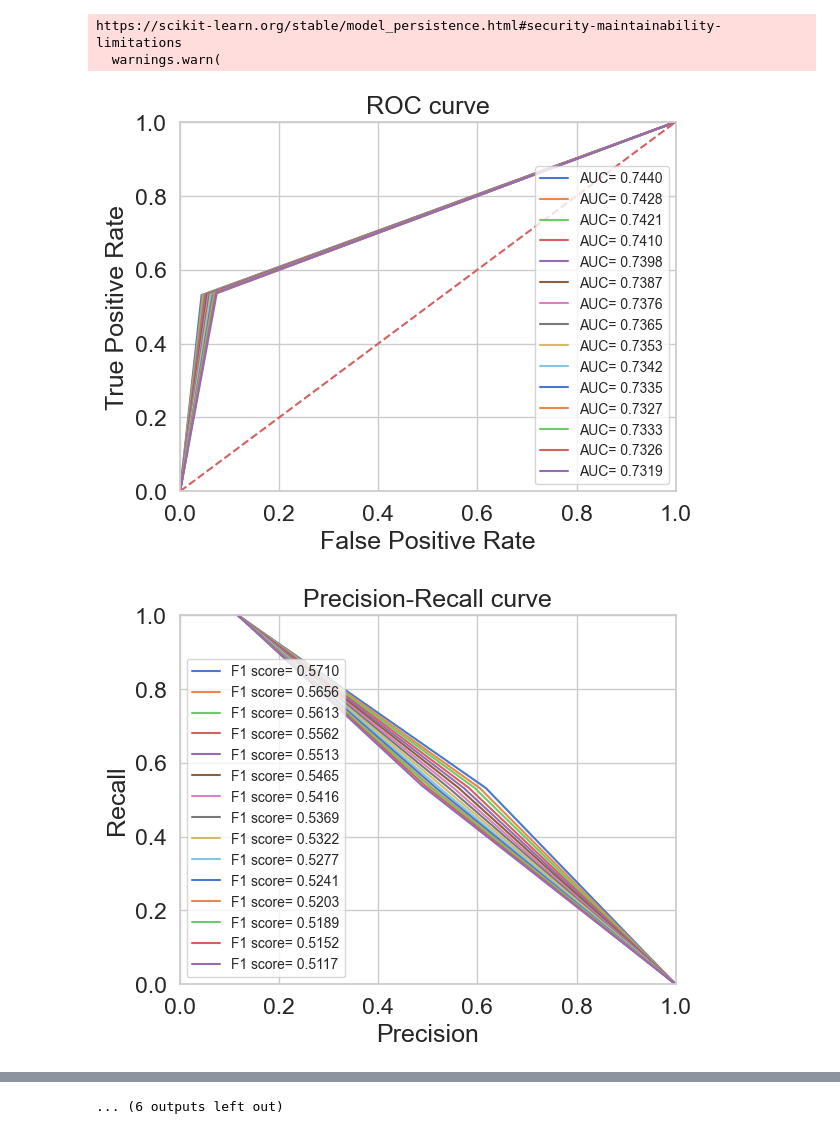
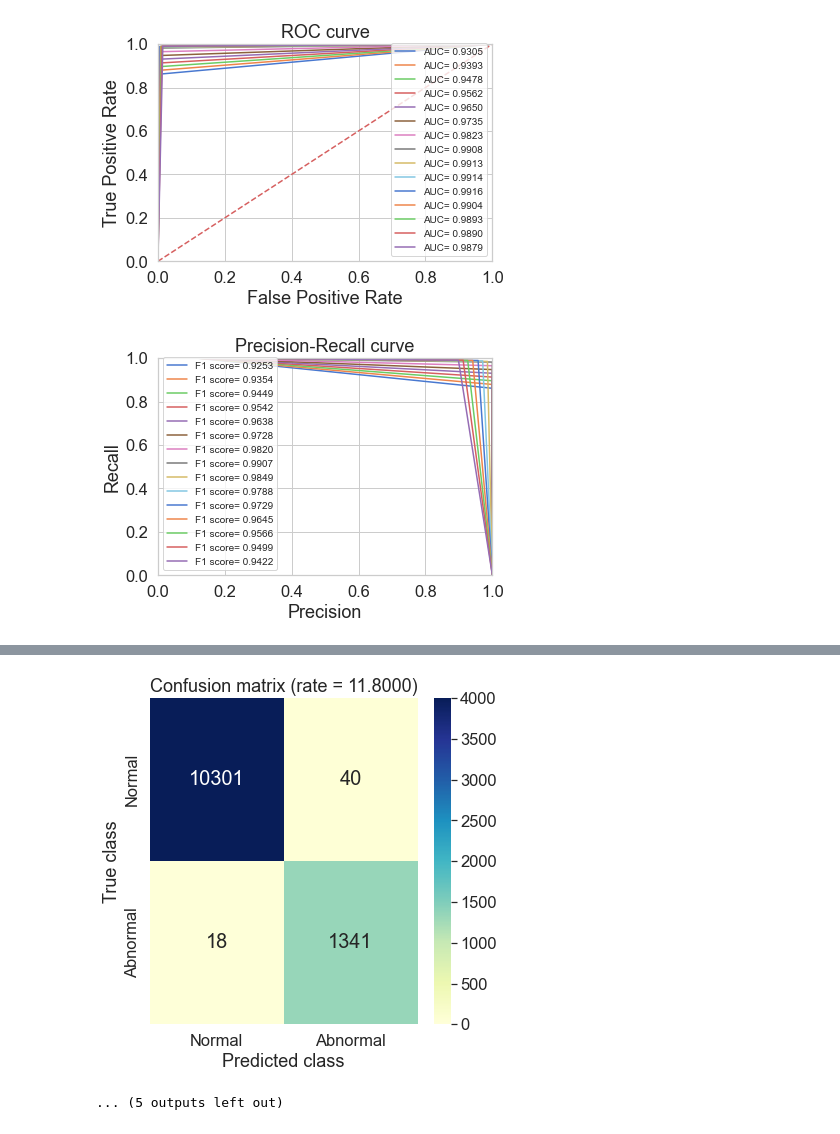
Before and after one commit to 98uranus/Autoencoder, a Jupyter notebook: Performance_graph.ipynb, the cells around one changed output, grey strips where cells are left out. Cells and saved outputs as stored; diff of their text form; code cells hidden in the pictures.

```diff
--- a/Performance_graph.ipynb
+++ b/Performance_graph.ipynb
@@ -182,21 +182,19 @@ def Confusion_Matrix(df, Model_Name, rate):
             plt.ylabel('True class')
     plt.show();
 # %%
-Model_Name = ["DAGMM1"]
-AE_models = ['DAGMM_AE']
-AE_Name = ["DAGMM_AE1"]
-GMM_models = ['DAGMM_GMM.pkl']
-GMM_Name = ['DAGMM_GMM1']
+Model_Name = ["DAGMM2"]
+AE_models = ['DAGMM_AE2']
+AE_Name = ["DAGMM_AE2"]
+GMM_models = ['DAGMM_GMM2.pkl']
+GMM_Name = ['DAGMM_GMM2']
 # rate = 11.6
 rate = list(np.arange(10,13,0.2))
 
 df = load_models(Model_Name, AE_models, AE_Name, GMM_models, GMM_Name, rate)
 # print(df["DAGMM1"])
 ROC_Curve(df, Model_Name, rate)
 Precision_Recall_Curve(df, Model_Name, rate)
 Confusion_Matrix(df, Model_Name, rate)
 # %% [output]
-https://scikit-learn.org/stable/model_persistence.html#security-maintainability-limitations
-  warnings.warn(
-[figure, old version]
+[figure, new version]
-[figure, old version]
+[figure, new version]
@@ -212 +210,2 @@ https://scikit-learn.org/stable/model_persistence.html#security-maintainability-
-... (6 outputs left out)
+[figure, added]
+... (5 outputs left out)
```
Also changed, not shown: parts of 2 cells of this notebook, 12 other files.
